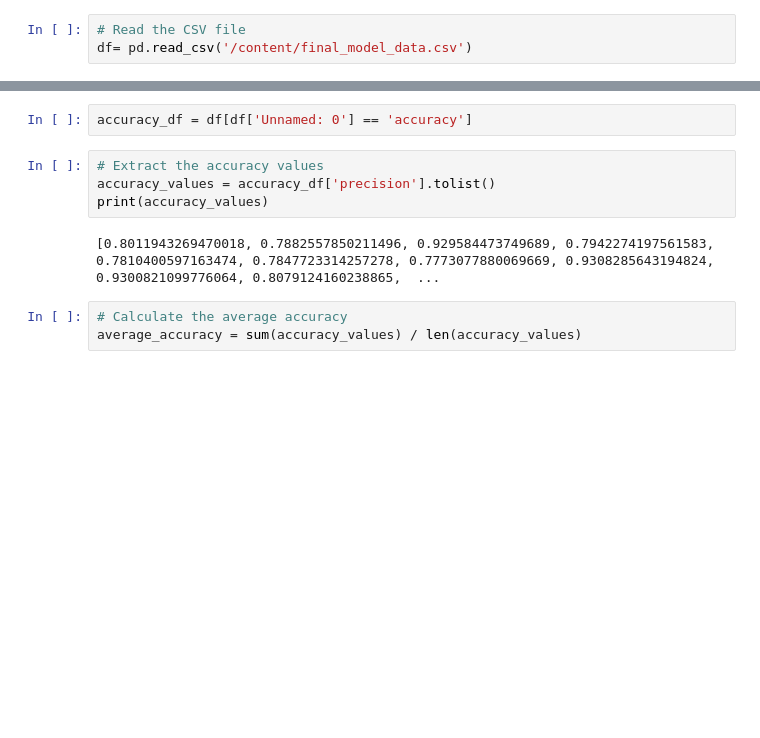
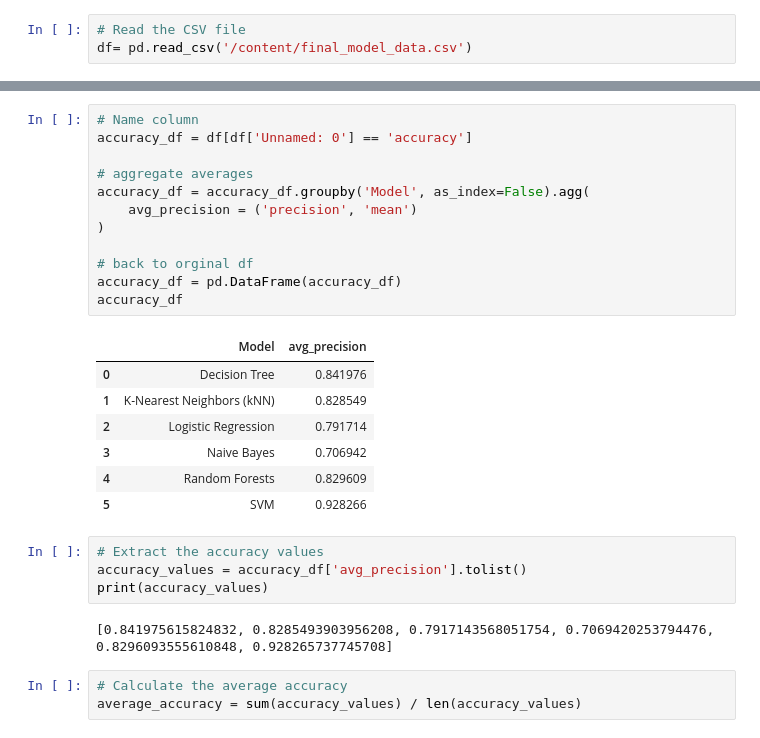
Before and after one commit to rhisehl/Customer-Churn-Model, a Jupyter notebook: Machine_Learning_Model/Average_model_accuracy.ipynb, the cells around one changed output, grey strips where cells are left out. Drawn from its saved outputs; the diff is of its cells as text; blank space fills up the shorter version.

```diff
--- a/Machine_Learning_Model/Average_model_accuracy.ipynb
+++ b/Machine_Learning_Model/Average_model_accuracy.ipynb
@@ -27,14 +27,32 @@ df.head()
 | 2 | 2 | accuracy | K-Nearest Neighbors (kNN) | False | RobustScaler(quantile_range=(25, ... | 9 | 0.801194 | 0.801194 | 0.801194 | ... |
 | 3 | 3 | macro avg | K-Nearest Neighbors (kNN) | False | RobustScaler(quantile_range=(25, ... | 9 | 0.730130 | 0.863743 | 0.748037 | ... |
 | 4 | 4 | weighted avg | K-Nearest Neighbors (kNN) | False | RobustScaler(quantile_range=(25, ... | 9 | 0.896935 | 0.801194 | 0.822590 | ... |
-# %%
-accuracy_df = df[df['Unnamed: 0'] == 'accuracy']
+# %%
+# Name column
+accuracy_df = df[df['Unnamed: 0'] == 'accuracy']
+
+# aggregate averages
+accuracy_df = accuracy_df.groupby('Model', as_index=False).agg(
+    avg_precision = ('precision', 'mean')
+)
+
+# back to orginal df
+accuracy_df = pd.DataFrame(accuracy_df)
+accuracy_df
+# %% [output]
+|  | Model | avg_precision |
+| 0 | Decision Tree | 0.841976 |
+| 1 | K-Nearest Neighbors (kNN) | 0.828549 |
+| 2 | Logistic Regression | 0.791714 |
+| 3 | Naive Bayes | 0.706942 |
+| 4 | Random Forests | 0.829609 |
+| 5 | SVM | 0.928266 |
 # %%
 # Extract the accuracy values
-accuracy_values = accuracy_df['precision'].tolist()
+accuracy_values = accuracy_df['avg_precision'].tolist()
 print(accuracy_values)
 # %% [output]
-[0.8011943269470018, 0.7882557850211496, 0.929584473749689, 0.7942274197561583, 0.7810400597163474, 0.7847723314257278, 0.7773077880069669, 0.9308285643194824, 0.9300821099776064, 0.8079124160238865,  ...
+[0.841975615824832, 0.8285493903956208, 0.7917143568051754, 0.7069420253794476, 0.8296093555610848, 0.928265737745708]
 # %%
 # Calculate the average accuracy
 average_accuracy = sum(accuracy_values) / len(accuracy_values)
```
Also changed, not shown: parts of 7 cells of this notebook.
